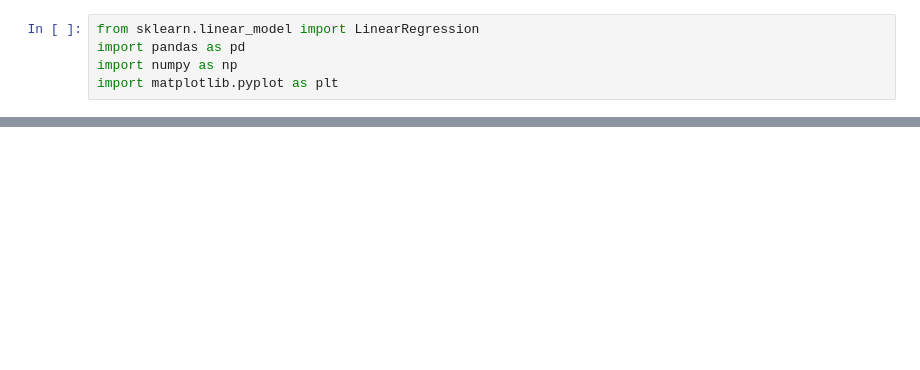
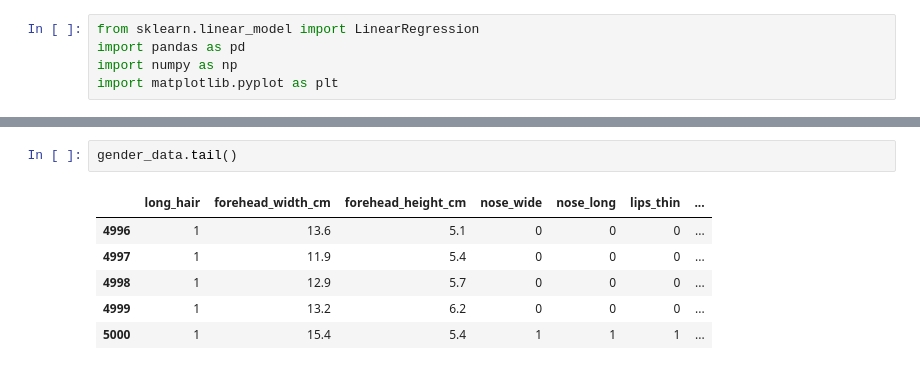
Before and after one commit to RachanaMaskey/Gender-Classification, a Jupyter notebook: Basics.ipynb, the cells around one changed output, grey strips where cells are left out. Drawn from its saved outputs; the diff is of its cells as text; blank space fills up the shorter version.

```diff
--- a/Basics.ipynb
+++ b/Basics.ipynb
@@ -32 +34,10 @@ ds.head()
+# %%
+gender_data.tail()
+# %% [output]
+|  | long_hair | forehead_width_cm | forehead_height_cm | nose_wide | nose_long | lips_thin | ... |
+| 4996 | 1 | 13.6 | 5.1 | 0 | 0 | 0 | ... |
+| 4997 | 1 | 11.9 | 5.4 | 0 | 0 | 0 | ... |
+| 4998 | 1 | 12.9 | 5.7 | 0 | 0 | 0 | ... |
+| 4999 | 1 | 13.2 | 6.2 | 0 | 0 | 0 | ... |
+| 5000 | 1 | 15.4 | 5.4 | 1 | 1 | 1 | ... |
 # %%
```
Also changed, not shown: parts of 18 cells of this notebook, 1 other file.
